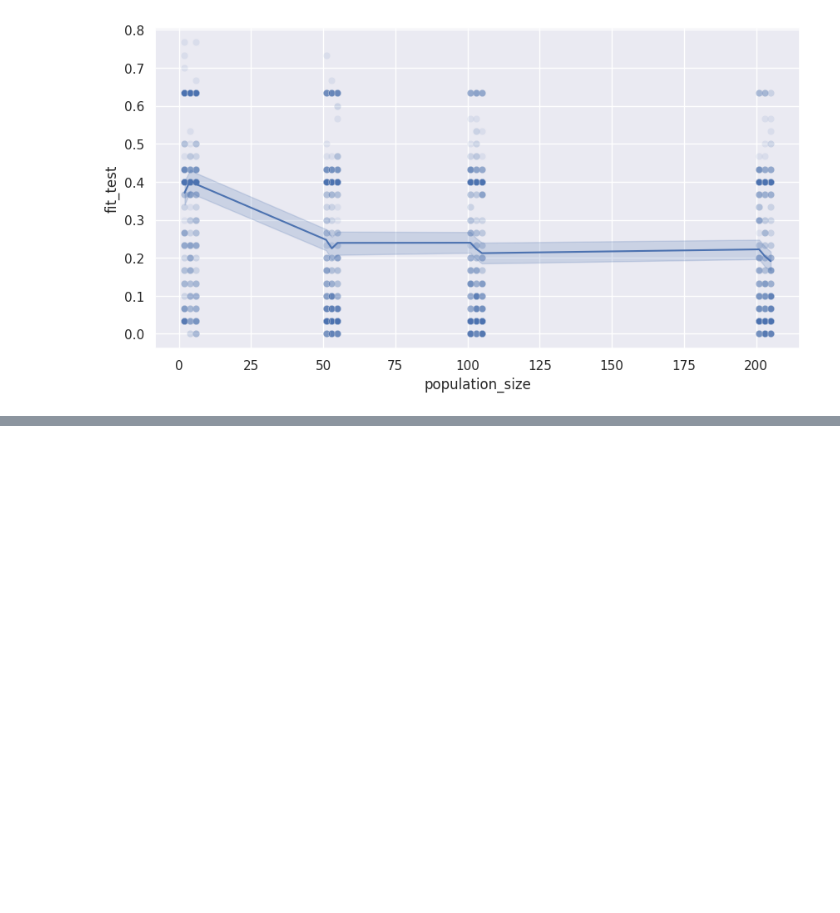
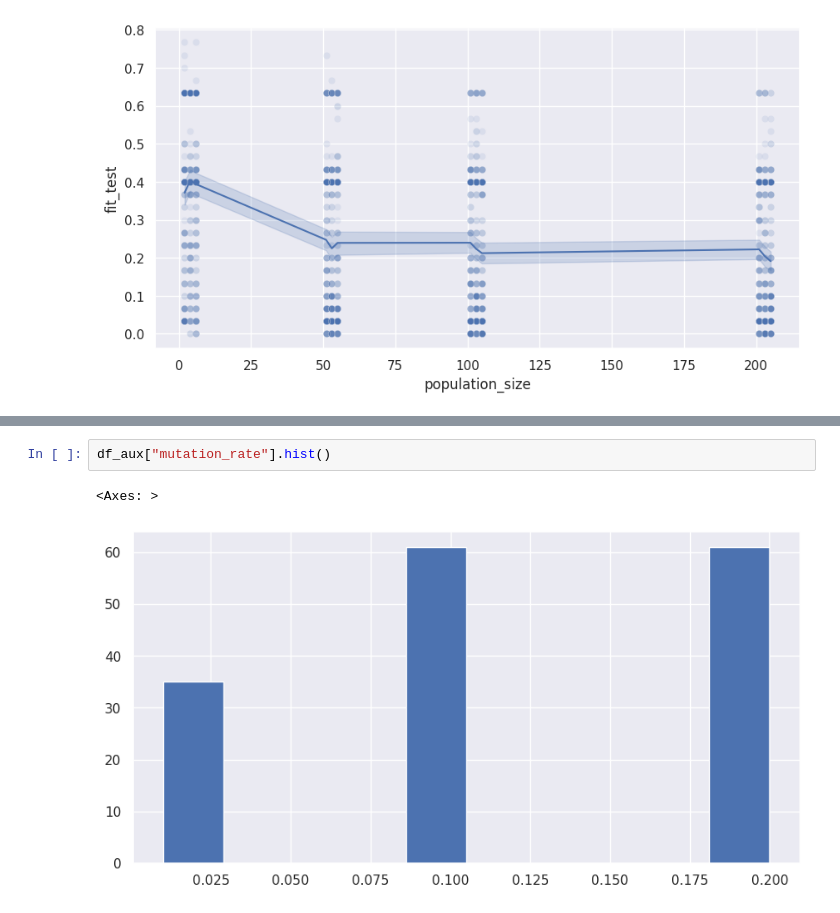
Before and after one commit to HugoAlbertBonet/fakeNEAT, a Jupyter notebook: Graficos.ipynb, the cells around one changed output, grey strips where cells are left out. Saved outputs shown, nothing was run; the diff lists cells and outputs as text; blank space fills up the shorter version.

```diff
--- a/Graficos.ipynb
+++ b/Graficos.ipynb
@@ -209,0 +228,5 @@ sns.lineplot(data=df, x = "population_size", y = "fit_test", ax=ax)
+# %%
+df_aux["mutation_rate"].hist()
+# %% [output]
+<Axes: >
+[figure, added]
```
Also changed, not shown: parts of 7 cells of this notebook.
